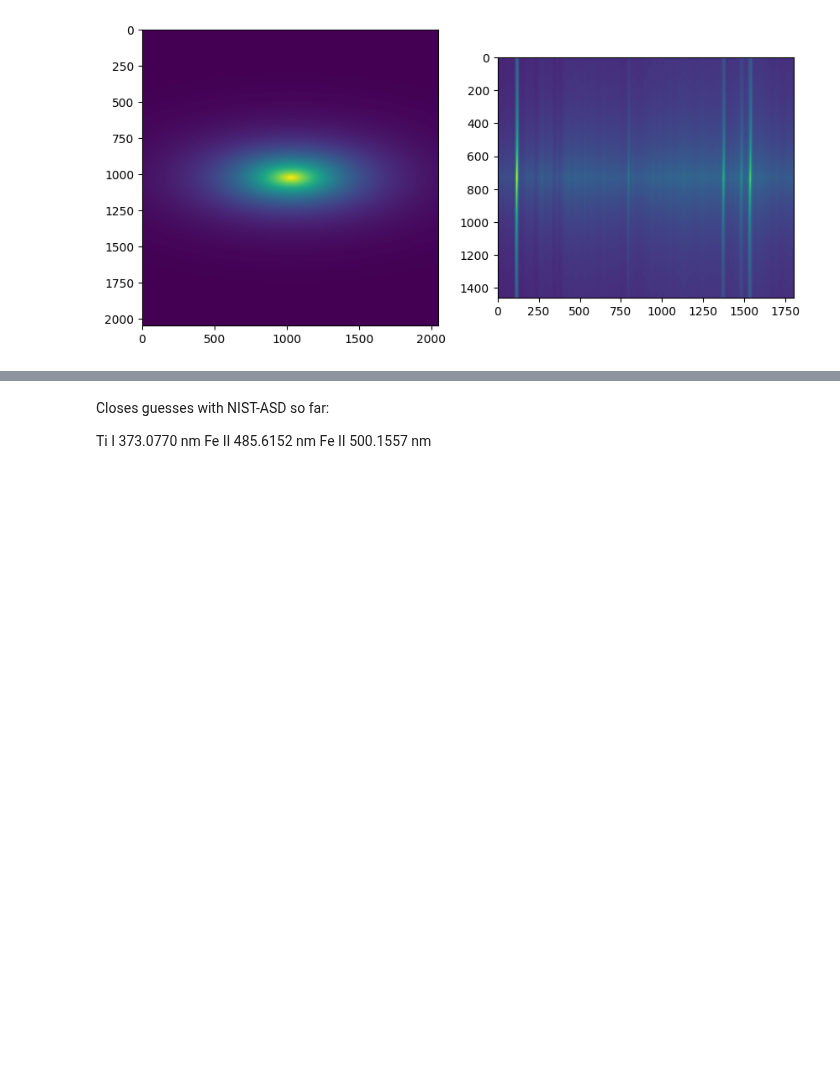
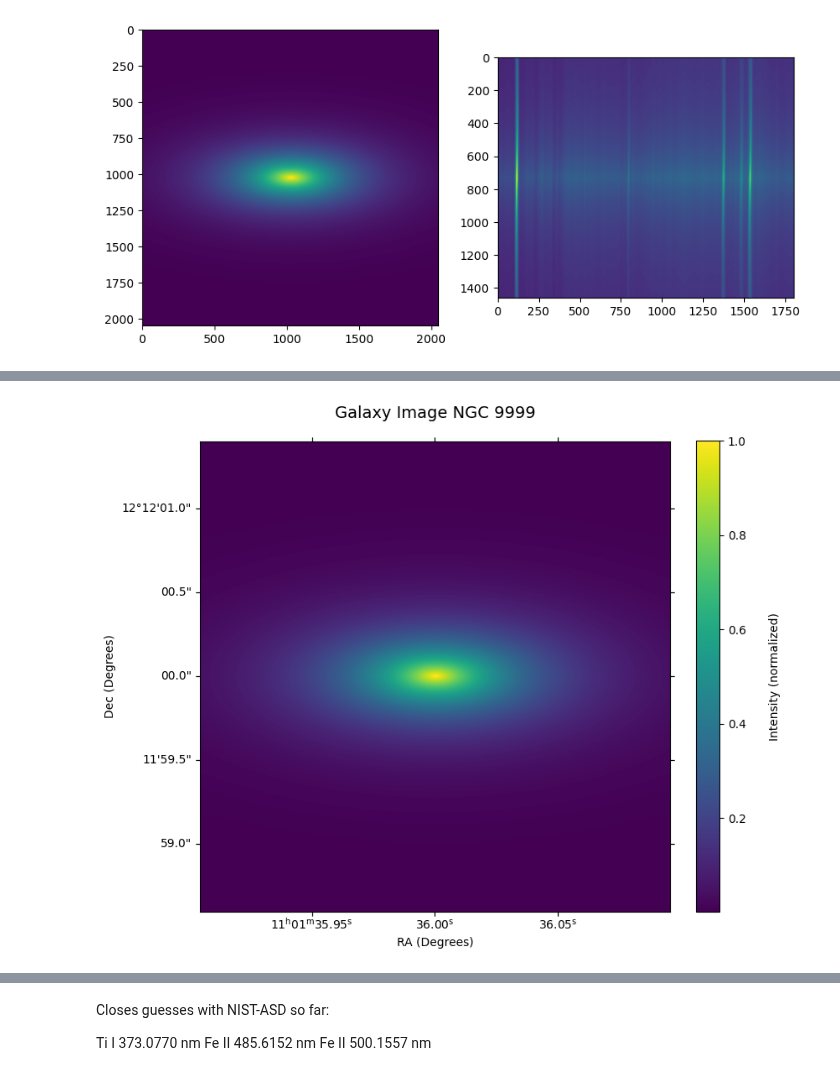
Before and after one commit to B0whunt3r21/AstroPrak, a Jupyter notebook: Galax_Spect/Galax_Spect.ipynb, the cells around one changed output, grey strips where cells are left out. Cells and saved outputs as stored; diff of their text form; code cells hidden in the pictures; blank space fills up the shorter version.

```diff
--- a/Galax_Spect/Galax_Spect.ipynb
+++ b/Galax_Spect/Galax_Spect.ipynb
@@ -53,0 +77,97 @@ SLITWID =                 0.01 / LSS slit width [arcsec]
+# %%
+# normalizing IMG data for plots
+IMG_normalized = IMG / np.max(IMG)
+
+# set WCS object from IMG header
+wcsIMG = WCS(headerIMG)
+
+# show galaxy image in WCS (normal)
+fig = plt.figure(figsize=(8, 8))
+ax = fig.add_subplot(111, projection=wcsIMG)
+
+caxIMG = ax.imshow(IMG_normalized, cmap='viridis', origin='lower', interpolation='nearest')
+
+cbarIMG = plt.colorbar(caxIMG, ax=ax, label='Intensity (normalized)', fraction=0.0453)
+
+cbarIMG.set_label('Intensity (normalized)', labelpad=20)
+
+ax.set_xlabel('RA (Degrees)')
+ax.set_ylabel('Dec (Degrees)')
+
+ax.set_title('Galaxy Image NGC 9999', fontsize=14, pad=20)
+
+plt.show()
+
+# show galaxy image in WCS (Isophotes)
+fig = plt.figure(figsize=(8, 8))
+ax = fig.add_subplot(111, projection=wcsIMG)
+
+caxIMG = ax.imshow(IMG_normalized, cmap='viridis', origin='lower', interpolation='nearest')
+
+cbarIMG = plt.colorbar(caxIMG, ax=ax, label='Intensity (normalized)', fraction=0.0453)
+
+cbarIMG.set_label('Intensity (normalized)', labelpad=20)
+
+levelsIMG = [0.1, 0.25, 0.5, 0.75, 0.9]
+contoursIMG = ax.contour(IMG_normalized, levels=levelsIMG, colors='white', linewidths=2)
+
+ax.clabel(contoursIMG, inline=True, fontsize=8)
+
+ax.set_xlabel('RA (Degrees)')
+ax.set_ylabel('Dec (Degrees)')
+
+ax.set_title('Galaxy Image NGC 9999 with Isophotes', fontsize=14, pad=20)
+
+plt.show()
+
+# show galaxy image in WCS (Isophotes with slit)
+slit_x_center = headerIMG["CRPIX1"]
+slit_y_center = headerIMG["CRPIX1"]
+
+SLITLEN = headerLSS["SLITLEN"] / 3600
+SLITWID = headerLSS["SLITWID"] / 3600
+
+slit_length_pixels = SLITLEN / wcsIMG.wcs.cdelt[0]
+slit_width_pixels = SLITWID / wcsIMG.wcs.cdelt[1]
+
+slit_x_Start = slit_x_center - slit_width_pixels / 2
+slit_y_Start = slit_y_center - slit_length_pixels / 2
+
+slit_rect = Rectangle((slit_x_Start, slit_y_Start), slit_width_pixels, slit_length_pixels,
+                      edgecolor='red', facecolor='none', lw=2, label='Long Slit')
+
+fig = plt.figure(figsize=(8, 8))
+ax = fig.add_subplot(111, projection=wcsIMG)
+
+caxIMG = ax.imshow(IMG_normalized, cmap='viridis', origin='lower', interpolation='nearest')
+
+cbarIMG = plt.colorbar(caxIMG, ax=ax, label='Intensity (normalized)', fraction=0.0453)
+
+cbarIMG.set_label('Intensity (normalized)', labelpad=20)
+
+levelsIMG = [0.1, 0.25, 0.5, 0.75, 0.9]
+contoursIMG = ax.contour(IMG_normalized, levels=levelsIMG, colors='white', linewidths=2)
+
+ax.clabel(contoursIMG, inline=True, fontsize=8)
+
+ax.add_patch(slit_rect)
+
+label = 'Long Slit'
+ax.text(
+    slit_x_Start,
+    slit_y_Start - slit_width_pixels * 4,
+    label,
+    color='red',
+    fontsize=8,
+    ha='center',
+    va='top'
+)
+
+ax.set_xlabel('RA (Degrees)')
+ax.set_ylabel('Dec (Degrees)')
+
+ax.set_title('Galaxy Image with Isophotes and Long Slit', fontsize=14, pad=20)
+
+plt.show()
+# %% [output]
+[figure, added]
```
Also changed, not shown: parts of 8 cells of this notebook.
